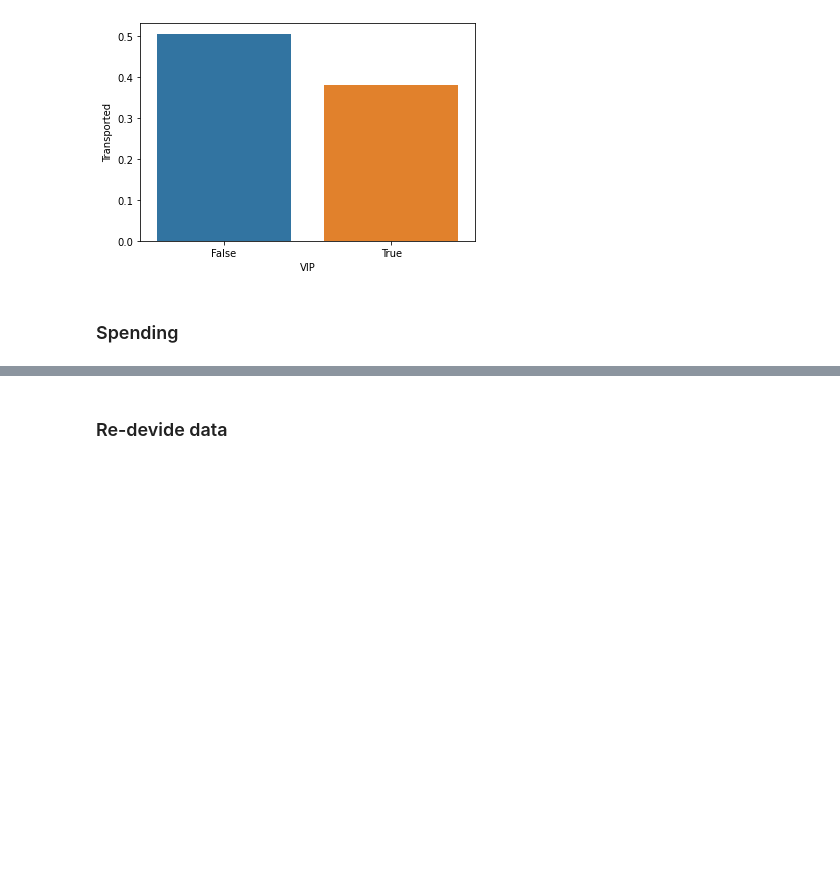
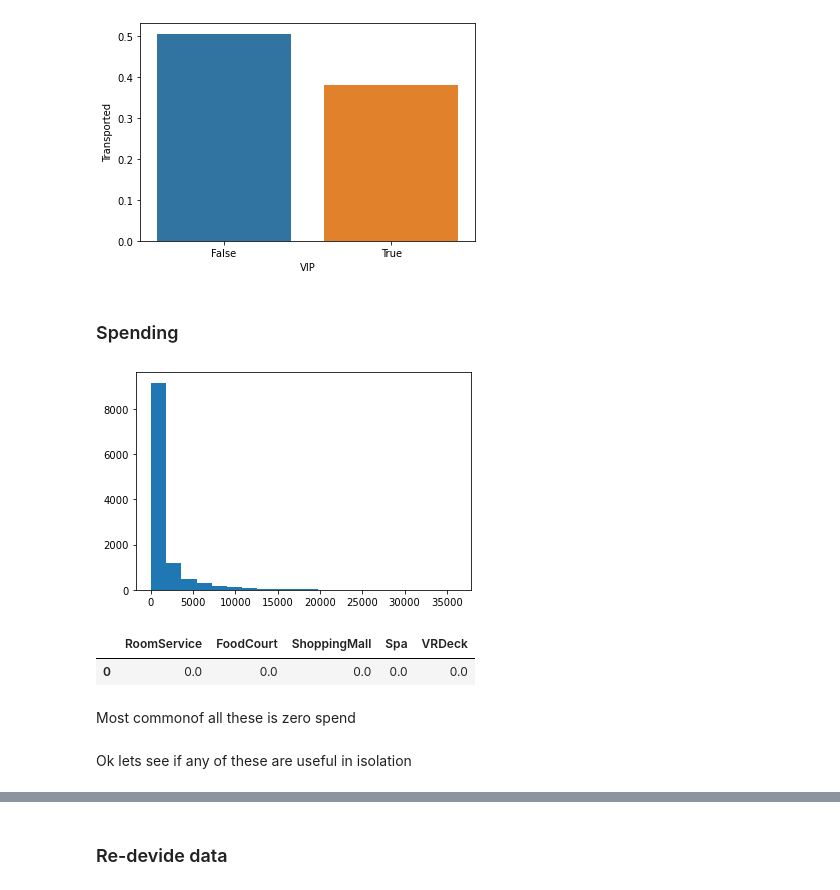
Before and after one commit to DrEntropy/Kaggle, a Jupyter notebook: SpaceshipTitanic/spaceshipTitan.ipynb, the cells around one changed output, grey strips where cells are left out. Drawn from its saved outputs; the diff is of its cells as text; code cells hidden in the pictures; blank space fills up the shorter version.

```diff
--- a/SpaceshipTitanic/spaceshipTitan.ipynb
+++ b/SpaceshipTitanic/spaceshipTitan.ipynb
@@ -225,6 +226,6 @@ The 300 'Uknown" are probably not going to be worth much in training, but i will
 # %%
 all_data = all_data.join(pd.get_dummies(all_data["PS"],prefix="SIDE", drop_first=True) )
-all_data = all_data.join(pd.get_dummies(all_data["Class"], prefix="Class", drop_first=True))
+all_data = all_data.join(pd.get_dummies(all_data["Class"], prefix="Class")).drop(columns="Class_F") #dropping most common class to use as base
 all_data.head()
 # %% [output]
 |  | PassengerId | HomePlanet | CryoSleep | Cabin | Destination | Age | VIP | RoomService | FoodCourt | ... |
@@ -317,0 +309,5 @@ all_data.head()
+# %%
+mean_age = all_data["Age"].mean()
+std_age = all_data["Age"].std()
+all_data["Age_Std"] = (all_data["Age"] - mean_age)/std_age
+(mean_age,std_age)
@@ -318,3 +316,5 @@ all_data.head()
+# %%
+all_data = all_data.drop(columns=["Name", "Age","Age_Cat"])
 # %% [markdown]
 ### VIP
 # %%
@@ -330,3 +330,15 @@ plot_transported_rate(all_data[all_data["Train"]] , "VIP")
 [figure]
 # %% [markdown]
 ### Spending
+# %%
+plt.hist(all_data["VRDeck"]+all_data["Spa"]+all_data["RoomService"]+all_data["ShoppingMall"]+all_data["FoodCourt"],bins=20);
+# %% [output]
+[figure, added]
+# %%
+spend = all_data.loc[:,"RoomService":"VRDeck"]
+spend.mode()
+# %% [output]
+|  | RoomService | FoodCourt | ShoppingMall | Spa | VRDeck |
+| 0 | 0.0 | 0.0 | 0.0 | 0.0 | 0.0 |
+# %% [markdown]
+Most commonof all these is zero spend
@@ -332,0 +348,2 @@ plot_transported_rate(all_data[all_data["Train"]] , "VIP")
+# %% [markdown]
+Ok lets see if any of these are useful in isolation
```
Also changed, not shown: parts of 50 cells of this notebook.
